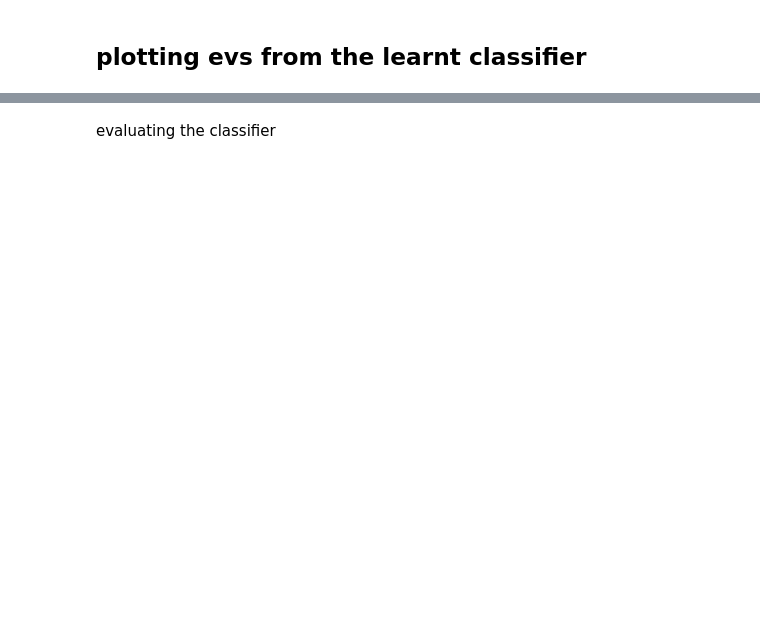
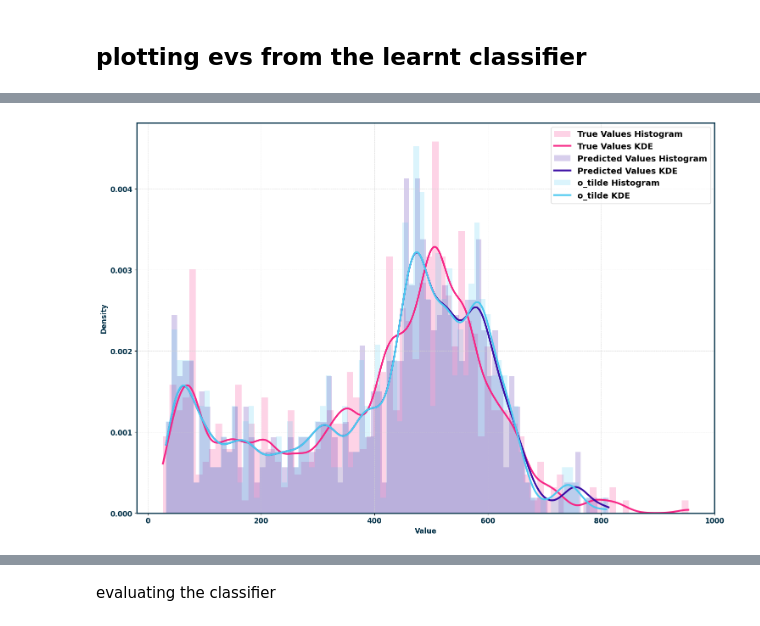
Before and after one commit to omerAJ/Hyb-STEX, a Jupyter notebook: checkTrainedClassifier.ipynb, the cells around one changed output, grey strips where cells are left out. Drawn from its saved outputs; the diff is of its cells as text; code cells hidden in the pictures; blank space fills up the shorter version.

```diff
--- a/checkTrainedClassifier.ipynb
+++ b/checkTrainedClassifier.ipynb
@@ -349,0 +412,61 @@ masked_y_true.shape:  (1090, 1, 1024, 2) masked_y_pred.shape:  (1090, 1, 1024, 2
+# %%
+import numpy as np
+import matplotlib.pyplot as plt
+from scipy.stats import gaussian_kde
+
+# Assuming y_true, y_pred, and o_tilde are already defined as numpy arrays
+# List of arrays with their corresponding labels and colors for plotting
+data = [
+    (y_true, 'True Values', '#f72585'),
+    (y_pred, 'Predicted Values', '#3a0ca3'),
+    (o_tilde, 'o_tilde', '#4cc9f0')
+]
+plt.figure(figsize=(15, 10))  # Adjust the size as needed
+
+# Iterate over the list and plot each on the same figure
+for array, label, color in data:
+    # Extract the specific slice and filter the values
+    a = array[:, 0, 45, 1]
+    a = a[a > 5]
+
+    # Calculate the 90th percentile for the current dataset
+    percentile_90 = np.percentile(a, 90)
+
+    # Plot the histogram of variable 'a' on the first subplot
+    plt.hist(a, bins=80, density=True, alpha=0.2, color=color, label=f'{label} Histogram')
+
+    # Generate the KDE (Kernel Density Estimate)
+    kde = gaussian_kde(a, bw_method=0.1)  # Adjust bandwidth with bw_method
+    x_range = np.linspace(a.min(), a.max(), 1000)
+
+    # Plot the KDE curve for the current dataset
+    plt.plot(x_range, kde(x_range), color=color, label=f'{label} KDE', lw=3, alpha=1)
+
+    # Add a vertical line at the 90th percentile for the current dataset
+    # plt.axvline(x=percentile_90, color=color, linestyle='--', label=f'{label} 90th Percentile')
+
+# Add labels, title, and legend for the histogram/KDE plot
+plt.xlabel('Value', fontsize=12, fontweight='bold', color="#023047")
+plt.ylabel('Density', fontsize=12, fontweight='bold', color="#023047")
+# plt.title('Comparison of Distributions (Histogram & KDE)')
+plt.legend()
+plt.grid(color='lightgray', linestyle='--', linewidth=0.5)
+# Set the font size and weight for the axis labels
+plt.xticks(fontsize=12, fontweight='bold', color="#023047")
+plt.yticks(fontsize=12, fontweight='bold', color="#023047")
+# Set the border color of the plot
+
+for spine in plt.gca().spines.values():
+    spine.set_edgecolor('#023047')
+    spine.set_linewidth(2)
+
+# Move legend outside the plot
+legend = plt.legend(loc='best', fontsize=14)
+# Set the font weight for the legend labels to bold
+for label in legend.get_texts():
+    label.set_fontweight('bold')
+# Display the plots
+plt.tight_layout()
+plt.show()
+# %% [output]
+[figure, added]
```
Also changed, not shown: parts of 24 cells of this notebook, 1 other file.
